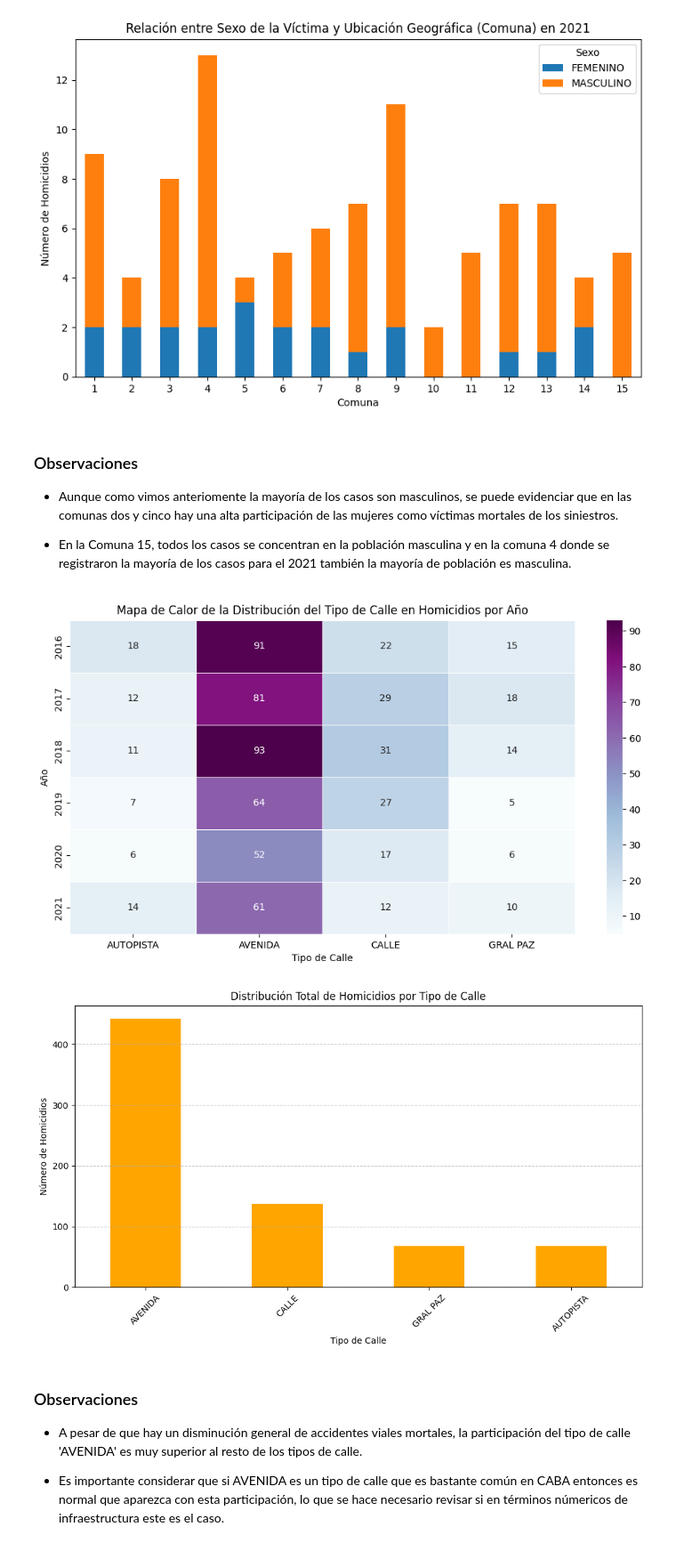
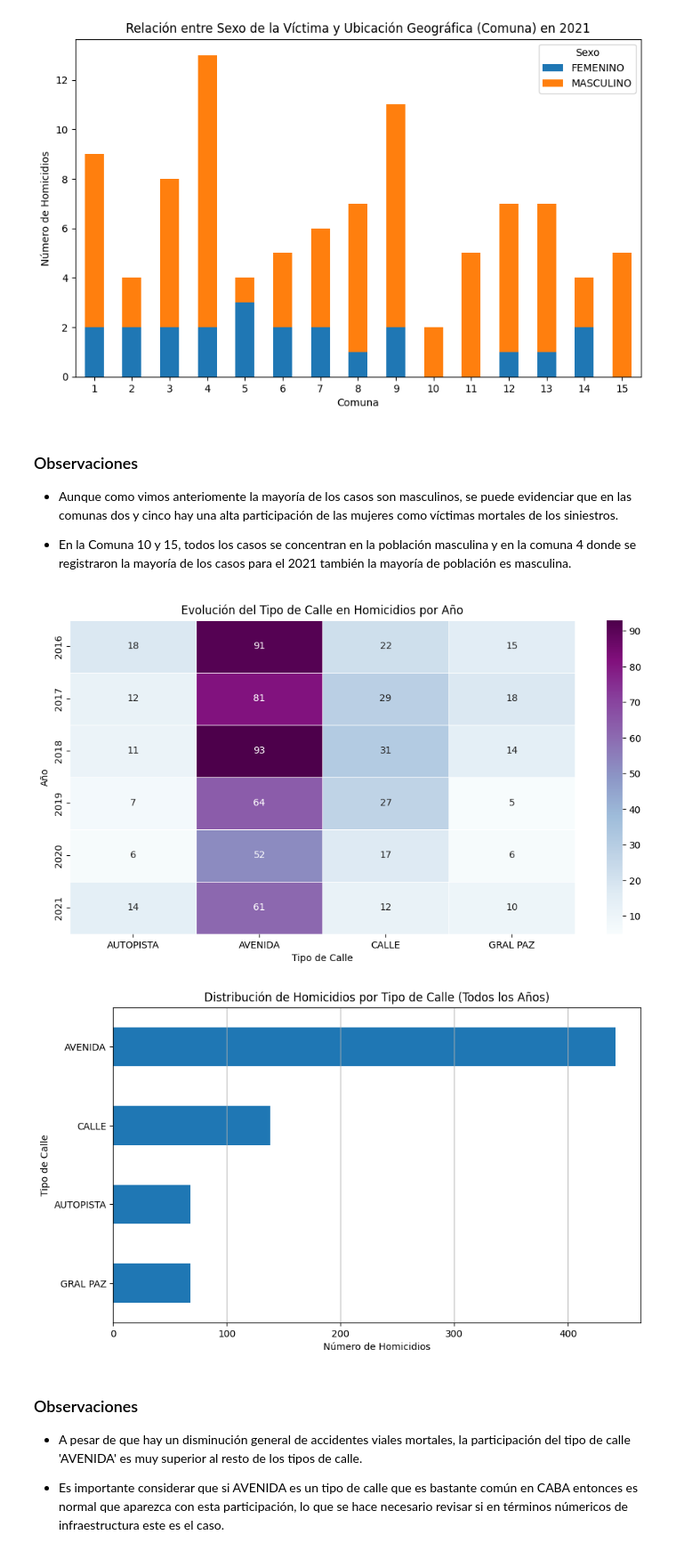
Before and after one commit to diegoavelez/Data-Analytics---Siniestros-Viales, a Jupyter notebook: notebooks/EDA-Homicidios.ipynb, the cells around one changed output. Shown at 89% size. Saved outputs shown, nothing was run; the diff lists cells and outputs as text; code cells hidden in the pictures.

```diff
--- a/notebooks/EDA-Homicidios.ipynb
+++ b/notebooks/EDA-Homicidios.ipynb
@@ -290,9 +290,9 @@ homicidios_df.to_csv('../data/homicidios.csv', index=False)
 # %%
 # Concatenar las columnas 'AÑO' y 'MES' para crear 'MES_AÑO'
-homicidios_df['MES_AÑO'] = homicidios_df['AÑO'].astype(str) + "-" + homicidios_df['MES'].astype(str).str.zfill(2)
+homicidios_df['AÑO_MES'] = homicidios_df['AÑO'].astype(str) + "-" + homicidios_df['MES'].astype(str).str.zfill(2)
 
 # Agrupar los datos por 'MES_AÑO' y contar los homicidios
-homicidios_mes = homicidios_df.groupby('MES_AÑO').size()
+homicidios_mes = homicidios_df.groupby('AÑO_MES').size()
 
 # Crear la gráfica de líneas
 plt.figure(figsize=(15, 6))
@@ -305,9 +305,9 @@ every_nth = 3
 for n, label in enumerate(plt.gca().xaxis.get_ticklabels()):
     if n % every_nth != 0:
         label.set_visible(False)
-plt.xlabel('Mes y Año', fontsize=12)
+plt.xlabel('Año y Mes', fontsize=12)
 plt.ylabel('Número de Homicidios', fontsize=12)
-plt.title('Homicidios Mes a Mes', fontsize=14)
+plt.title('Tendencia de Homicidios Mes a Mes Continuo', fontsize=14)
 plt.grid(True)
 
 # Mostrar la gráfica
@@ -672,7 +672,7 @@ plt.show()
 
 * Aunque como vimos anteriomente la mayoría de los casos son masculinos, se puede evidenciar que en las comunas dos y cinco hay una alta participación de las mujeres como víctimas mortales de los siniestros.
 
-* En la Comuna 15, todos los casos se concentran en la población masculina y en la comuna 4 donde se registraron la mayoría de los casos para el 2021 también la mayoría de población es masculina.
+* En la Comuna 10 y 15, todos los casos se concentran en la población masculina y en la comuna 4 donde se registraron la mayoría de los casos para el 2021 también la mayoría de población es masculina.
 # %%
 # Análisis de tipo de calle a lo largo de los años
 tipo_calle_por_año = pd.crosstab(homicidios_df['AÑO'], homicidios_df['TIPO_DE_CALLE'])
@@ -680,28 +680,26 @@ tipo_calle_por_año = pd.crosstab(homicidios_df['AÑO'], homicidios_df['TIPO_DE_
 # Crear un mapa de calor
 plt.figure(figsize=(12, 6))
 sns.heatmap(tipo_calle_por_año, annot=True, fmt="d", cmap="BuPu", linewidths=.5)
-plt.title('Mapa de Calor de la Distribución del Tipo de Calle en Homicidios por Año')
+plt.title('Evolución del Tipo de Calle en Homicidios por Año')
 plt.xlabel('Tipo de Calle')
 plt.ylabel('Año')
 plt.show()
 # %% [output]
-[figure, old version]
+[figure, new version]
 # %%
-# Contar la cantidad de homicidios por tipo de calle
-homicidios_por_tipo_calle = homicidios_df['TIPO_DE_CALLE'].value_counts()
+# Agrupando y contando homicidios por tipo de calle
+homicidios_tipo_calle = homicidios_df['TIPO_DE_CALLE'].value_counts().sort_values(ascending=True)
 
-# Gráfica de barras para la distribución de homicidios por tipo de calle
-plt.figure(figsize=(10, 6))
-homicidios_por_tipo_calle.plot(kind='bar', color='orange')
-plt.title('Distribución Total de Homicidios por Tipo de Calle')
-plt.xlabel('Tipo de Calle')
-plt.ylabel('Número de Homicidios')
-plt.xticks(rotation=45)
-plt.grid(axis='y', linestyle='--', alpha=0.7)
-plt.tight_layout()
+# Creando un gráfico de barras horizontal
+plt.figure(figsize=(10, 6), dpi=100)
+homicidios_tipo_calle.plot(kind='barh')
+plt.xlabel('Número de Homicidios')
+plt.ylabel('Tipo de Calle')
+plt.title('Distribución de Homicidios por Tipo de Calle (Todos los Años)')
+plt.grid(axis='x')
 plt.show()
 # %% [output]
-[figure, old version]
+[figure, new version]
 # %% [markdown]
 ### Observaciones
 
```
Also changed, not shown: parts of 40 cells of this notebook, 22 other files.
